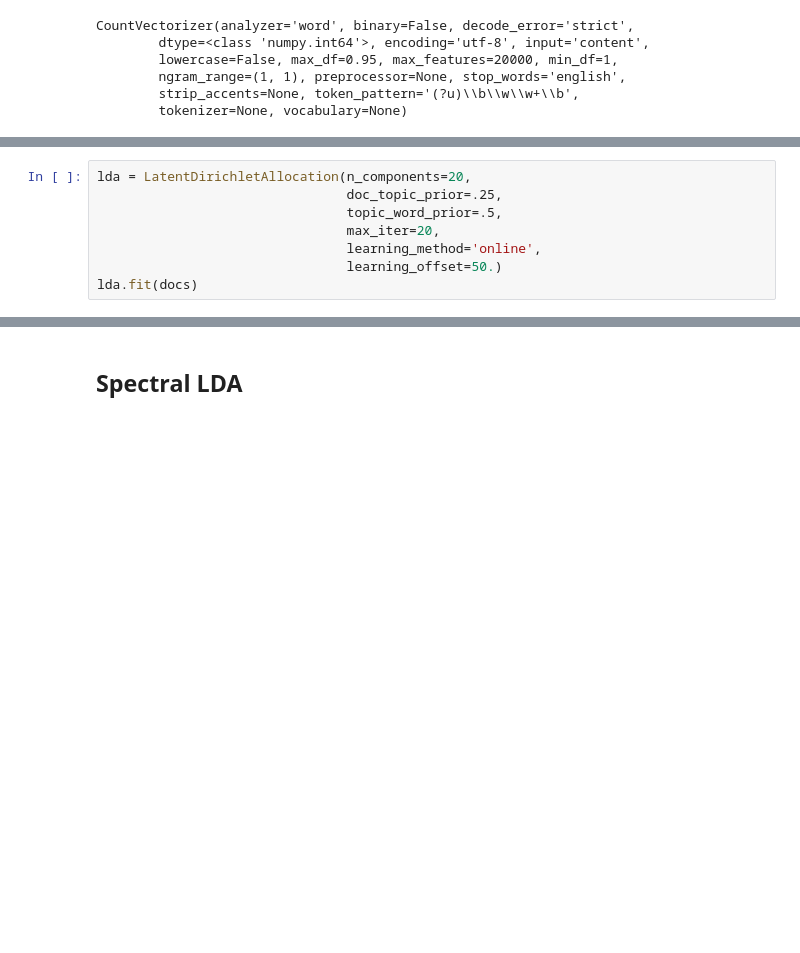
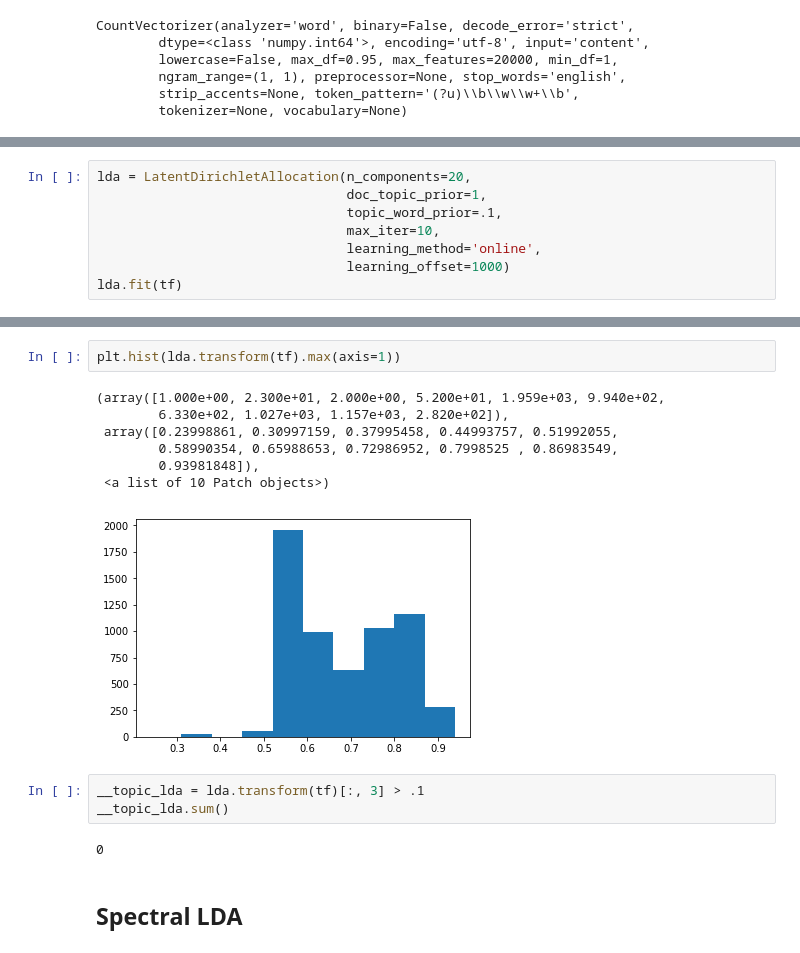
Before and after one commit to jli05/topic-modelling, a Jupyter notebook: ExperimentsTopicModelling.ipynb, the cells around one changed output, grey strips where cells are left out. Saved outputs shown, nothing was run; the diff lists cells and outputs as text; blank space fills up the shorter version.

```diff
--- a/ExperimentsTopicModelling.ipynb
+++ b/ExperimentsTopicModelling.ipynb
@@ -110,9 +145,9 @@ docs.shape
 # %%
 lda = LatentDirichletAllocation(n_components=20,
-                                doc_topic_prior=.25,
-                                topic_word_prior=.5,
-                                max_iter=20,
+                                doc_topic_prior=1,
+                                topic_word_prior=.1,
+                                max_iter=10,
                                 learning_method='online',
-                                learning_offset=50.)
-lda.fit(docs)
+                                learning_offset=1000)
+lda.fit(tf)
 # %% [output]
@@ -149,3 +184,18 @@ Topic #19: left captivity tigris extinct 20 Panthera 30 1492 Both Births 60 stat
+# %%
+plt.hist(lda.transform(tf).max(axis=1))
+# %% [output]
+(array([1.000e+00, 2.300e+01, 2.000e+00, 5.200e+01, 1.959e+03, 9.940e+02,
+        6.330e+02, 1.027e+03, 1.157e+03, 2.820e+02]),
+ array([0.23998861, 0.30997159, 0.37995458, 0.44993757, 0.51992055,
+        0.58990354, 0.65988653, 0.72986952, 0.7998525 , 0.86983549,
+        0.93981848]),
+ <a list of 10 Patch objects>)
+[figure, added]
+# %%
+__topic_lda = lda.transform(tf)[:, 3] > .1
+__topic_lda.sum()
+# %% [output]
+0
 # %% [markdown]
 ## Spectral LDA
 # %%
```
Also changed, not shown: parts of 14 cells of this notebook.
